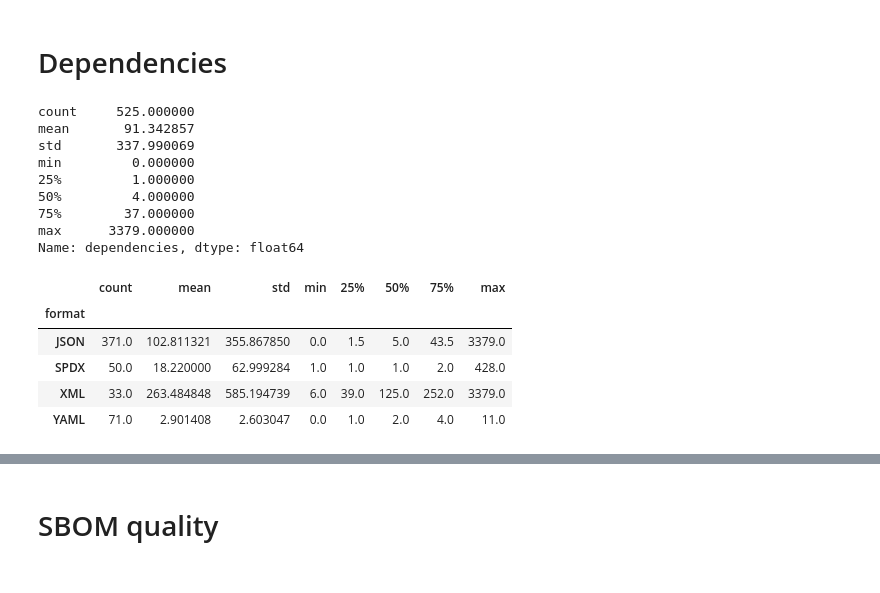
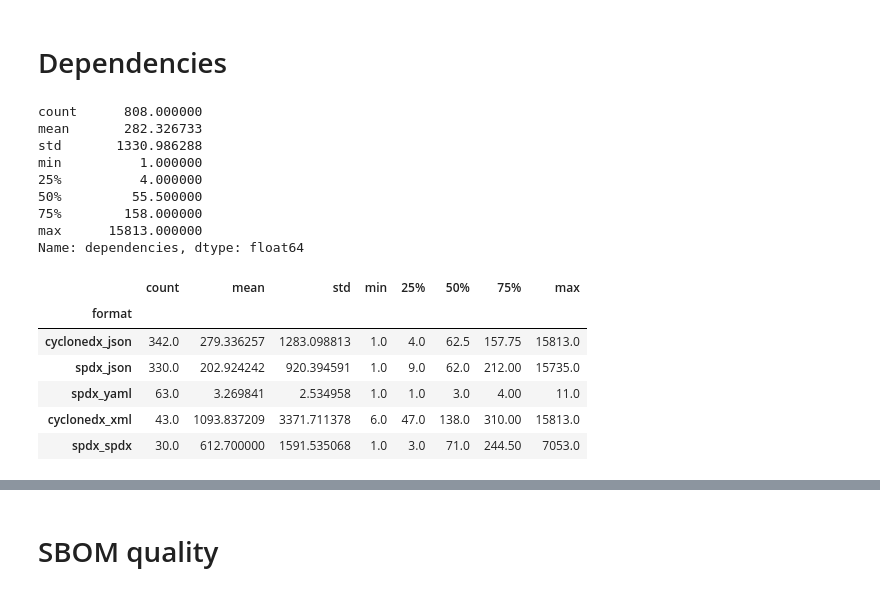
Before and after one commit to AleX04Nov/sbom_scanning, a Jupyter notebook: jupyter_scripts/analysis.ipynb, the cells around one changed output, grey strips where cells are left out. Cells and saved outputs as stored; diff of their text form; code cells hidden in the pictures.

```diff
--- a/jupyter_scripts/analysis.ipynb
+++ b/jupyter_scripts/analysis.ipynb
@@ -4,8 +4,19 @@ import seaborn as sns
 import matplotlib.pyplot as plt
 import scipy.stats as stats
 from collections import Counter
+pd.set_option('display.max_columns', None)
+
+import re
 # %% [markdown]
 # Dataset
 # %%
 df = pd.read_csv("dataset/sbom_list.csv") # general
 df_detail = pd.read_csv("dataset/dependency_list.csv")
+# %%
+df = df[df.dependencies !=0]
+# %%
+def fix_typo(text):
+    if text == "cyclnedx_xml":
+        return "cyclonedx_xml"
+    return text
+df["format"] = df.format.apply(lambda x: fix_typo(x))
@@ -47,24 +70,25 @@ Name: count, Length: 206, dtype: int64
 # Dependencies
 # %%
 # Dependencies stats
-df.dependencies.describe()
+df[df.dependencies !=0].dependencies.describe()
 # %% [output]
-count     525.000000
-mean       91.342857
-std       337.990069
-min         0.000000
-25%         1.000000
-50%         4.000000
-75%        37.000000
-max      3379.000000
+count      808.000000
+mean       282.326733
+std       1330.986288
+min          1.000000
+25%          4.000000
+50%         55.500000
+75%        158.000000
+max      15813.000000
 Name: dependencies, dtype: float64
 # %%
 # Dependencies stats per format
-df.groupby('format').dependencies.describe()
+df.groupby('format').dependencies.describe().sort_values('count', ascending=False)
 # %% [output]
 |  | count | mean | std | min | 25% | 50% | 75% | max |
 | format |  |  |  |  |  |  |  |  |
-| JSON | 371.0 | 102.811321 | 355.867850 | 0.0 | 1.5 | 5.0 | 43.5 | 3379.0 |
-| SPDX | 50.0 | 18.220000 | 62.999284 | 1.0 | 1.0 | 1.0 | 2.0 | 428.0 |
-| XML | 33.0 | 263.484848 | 585.194739 | 6.0 | 39.0 | 125.0 | 252.0 | 3379.0 |
-| YAML | 71.0 | 2.901408 | 2.603047 | 0.0 | 1.0 | 2.0 | 4.0 | 11.0 |
+| cyclonedx_json | 342.0 | 279.336257 | 1283.098813 | 1.0 | 4.0 | 62.5 | 157.75 | 15813.0 |
+| spdx_json | 330.0 | 202.924242 | 920.394591 | 1.0 | 9.0 | 62.0 | 212.00 | 15735.0 |
+| spdx_yaml | 63.0 | 3.269841 | 2.534958 | 1.0 | 1.0 | 3.0 | 4.00 | 11.0 |
+| cyclonedx_xml | 43.0 | 1093.837209 | 3371.711378 | 6.0 | 47.0 | 138.0 | 310.00 | 15813.0 |
+| spdx_spdx | 30.0 | 612.700000 | 1591.535068 | 1.0 | 3.0 | 71.0 | 244.50 | 7053.0 |
```
Also changed, not shown: parts of 55 cells of this notebook.
